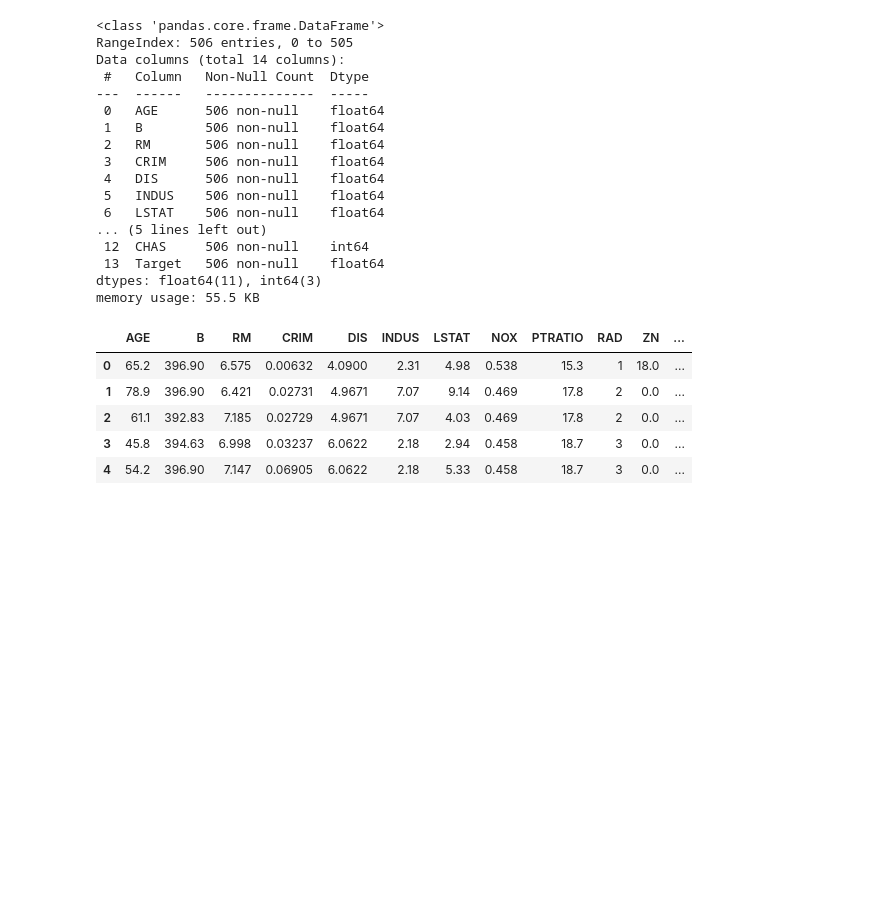
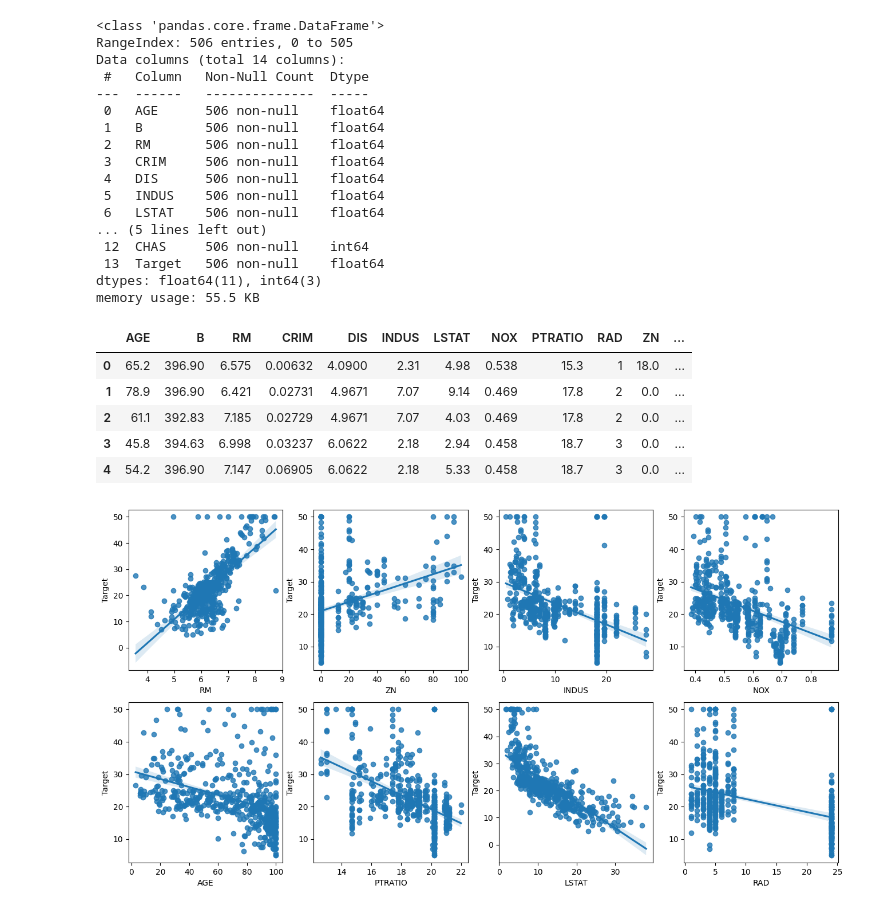
Before and after one commit to gahz8212/python, a Jupyter notebook: Boston_house.ipynb, the cells around one changed output. Drawn from its saved outputs; the diff is of its cells as text; code cells hidden in the pictures; blank space fills up the shorter version.

```diff
--- a/Boston_house.ipynb
+++ b/Boston_house.ipynb
@@ -39,3 +53,12 @@ memory usage: 55.5 KB
 | 2 | 61.1 | 392.83 | 7.185 | 0.02729 | 4.9671 | 7.07 | 4.03 | 0.469 | 17.8 | 2 | 0.0 | ... |
 | 3 | 45.8 | 394.63 | 6.998 | 0.03237 | 6.0622 | 2.18 | 2.94 | 0.458 | 18.7 | 3 | 0.0 | ... |
 | 4 | 54.2 | 396.90 | 7.147 | 0.06905 | 6.0622 | 2.18 | 5.33 | 0.458 | 18.7 | 3 | 0.0 | ... |
+# %%
+fig,axs=plt.subplots(figsize=(16,8),ncols=4,nrows=2)
+lm_feature=['RM','ZN','INDUS','NOX',"AGE",'PTRATIO','LSTAT','RAD']
+for i,feature in enumerate(lm_feature):
+  row=int(i/4)
+  col=i%4
+  sns.regplot(x=feature,y='Target',data=bostonDF,ax=axs[row][col])
+# %% [output]
+[figure, added]
```
Also changed, not shown: parts of 1 cell of this notebook.
